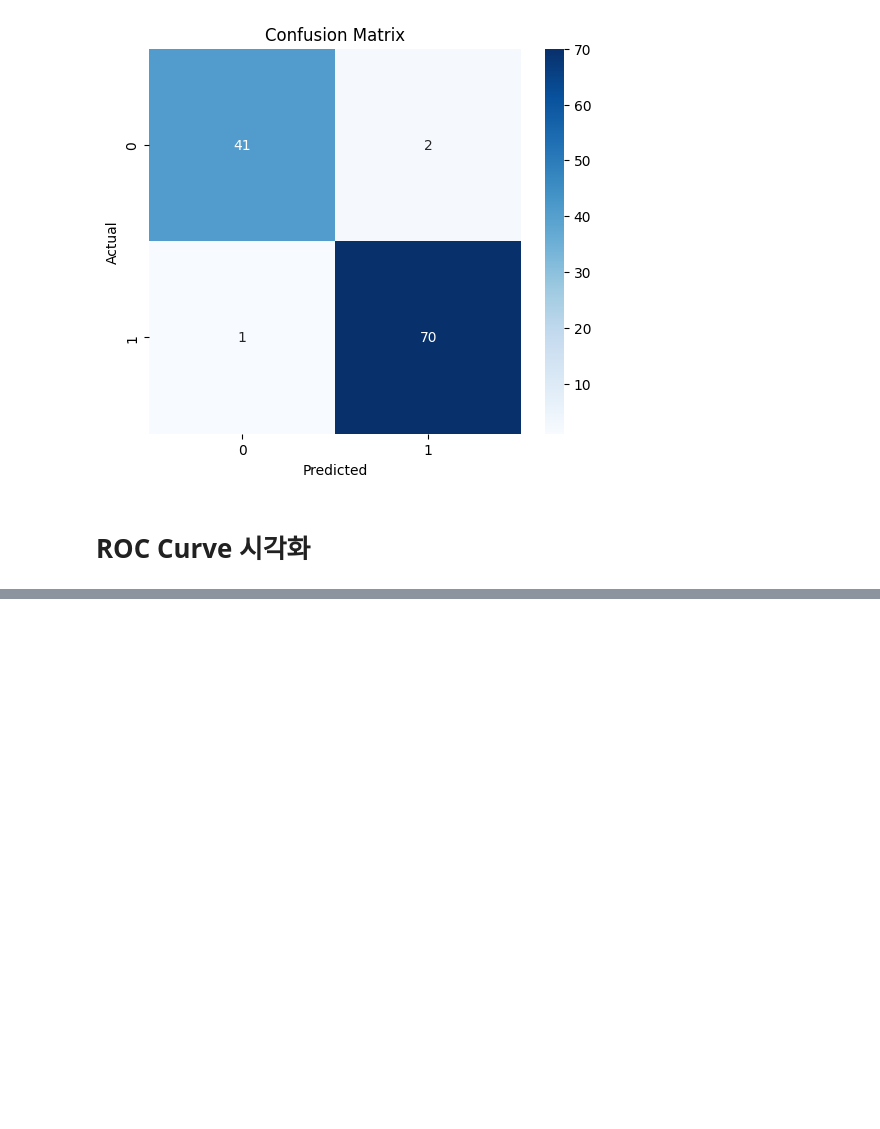
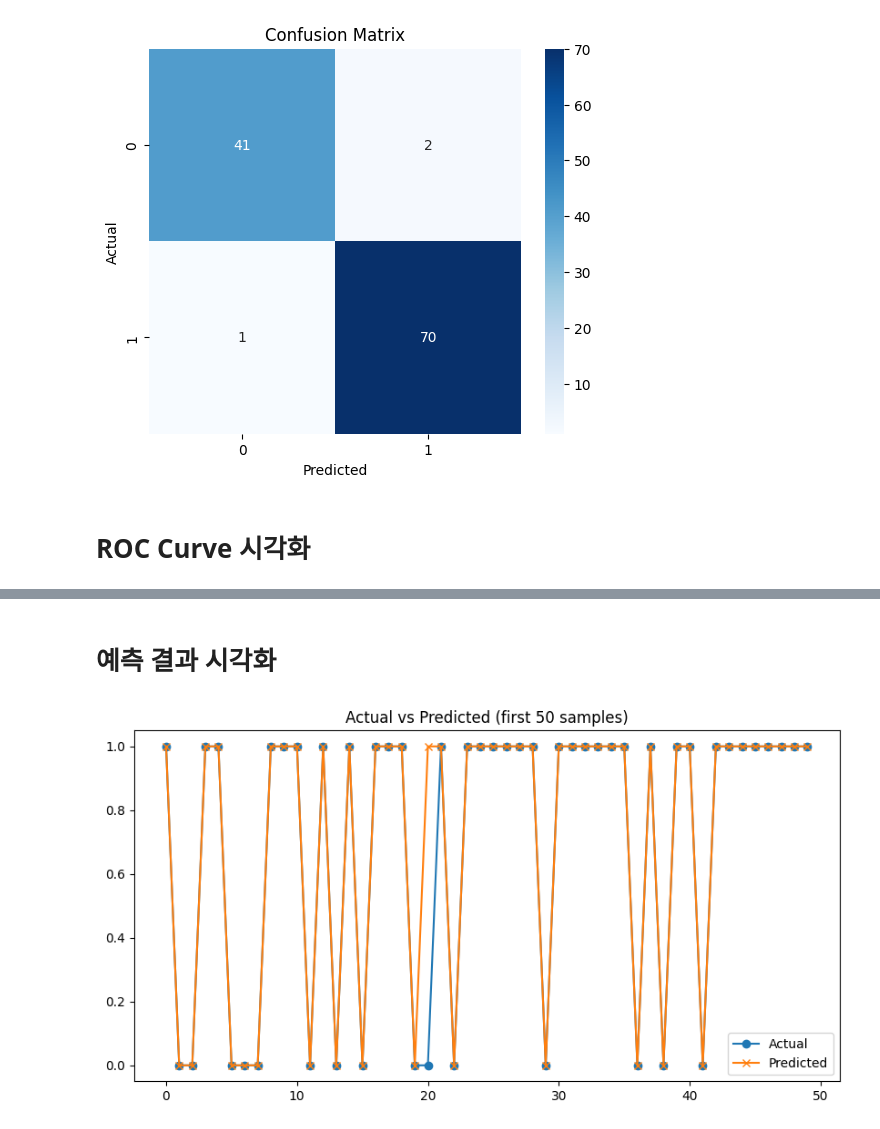
Before and after one commit to ahnjaeyoun/human_lecture, a Jupyter notebook: LogisticRegression.ipynb, the cells around one changed output, grey strips where cells are left out. Drawn from its saved outputs; the diff is of its cells as text; code cells hidden in the pictures; blank space fills up the shorter version.

```diff
--- a/LogisticRegression.ipynb
+++ b/LogisticRegression.ipynb
@@ -134,0 +161,19 @@ NameError: name 'fpr' is not defined
+# %% [markdown]
+# 예측 결과 시각화
+# %%
+#실제값 vs 예측값 비교
+plt.figure(figsize=(10,5))
+
+# 실제값
+plt.plot(y_test[:50], label="Actual", marker="o")
+
+# 예측값
+plt.plot(y_pred[:50], label="Predicted", marker='x')
+
+# 제목 및 범례
+plt.title("Actual vs Predicted (first 50 samples)")
+plt.legend()
+
+plt.show()
+# %% [output]
+[figure, added]
```
Also changed, not shown: parts of 9 cells of this notebook, 1 other file.
